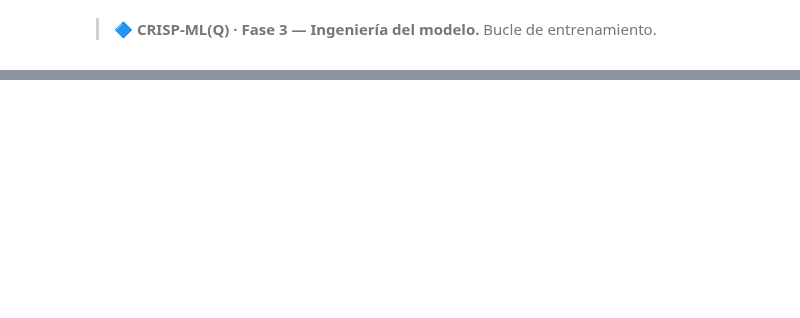
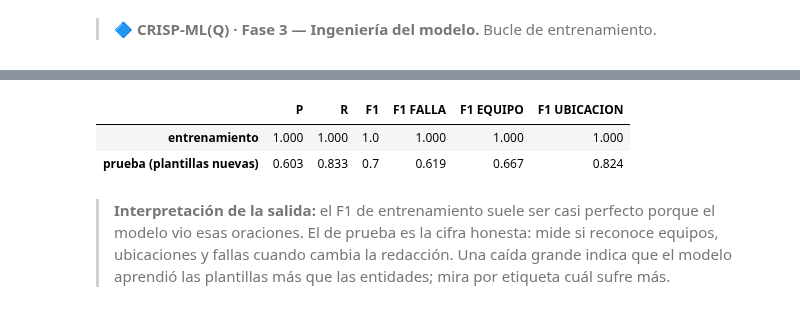
Before and after one commit to EdwinPuertas/courseNLP, a Jupyter notebook: examples/training_ner.ipynb, the cells around one changed output, grey strips where cells are left out. Saved outputs shown, nothing was run; the diff lists cells and outputs as text; code cells hidden in the pictures; blank space fills up the shorter version.

```diff
--- a/examples/training_ner.ipynb
+++ b/examples/training_ner.ipynb
@@ -130,0 +191,8 @@ print(f'Etiquetas BILUO: {tags}')
+# %%
+PLANTILLAS_PRUEBA = {4, 9}   # "El … presenta … y deja sin servicio …" y "Usuario de … reporta … cerca del …"
+train_data = [d for d in data if d['plantilla'] not in PLANTILLAS_PRUEBA]
+test_data = [d for d in data if d['plantilla'] in PLANTILLAS_PRUEBA]
+print(f'Entrenamiento: {len(train_data)}  |  Prueba: {len(test_data)}')
+print('Ejemplos de prueba:')
+for d in test_data[:3]:
+    print('  ', d['text'])
@@ -146,7 +221,0 @@ print(f'Pipeline: {nlp.pipe_names}')
-# %%
-# Formato: lista de {"text": str, "entities": [[inicio, fin, etiqueta], ...]}
-with open(DIR_DATA / 'datasetNER.json', 'r', encoding='utf-8') as f:
-    train_data = json.load(f)
-
-print(f'Ejemplos de entrenamiento: {len(train_data)}')
-print(f'Primer ejemplo: {train_data[0]}')
@@ -157,12 +221,0 @@ Antes de entrenar, revisamos que **cada** entidad del archivo coincida con los l
-# %%
-# Revisa cada entidad: texto anotado y etiquetas BILUO; '-' indica desalineación
-problemas = 0
-for i, entry in enumerate(train_data):
-    doc = nlp.make_doc(entry['text'])
-    tags = offsets_to_biluo_tags(doc, [tuple(e) for e in entry['entities']])
-    for inicio, fin, etiqueta in entry['entities']:
-        print(f'[{i}] {etiqueta:4s} {entry["text"][inicio:fin]!r}')
-    if '-' in tags:
-        problemas += 1
-        print(f'    ⚠️ Desalineada en el ejemplo {i}: {list(zip([t.text for t in doc], tags))}')
-print(f'\nEjemplos con entidades desalineadas: {problemas} de {len(train_data)}')
@@ -192,13 +224,11 @@ Se entrena durante 30 épocas. Los datos se barajan en cada época para reducir
 # %%
 n_epochs = 30
-
 for epoch in range(n_epochs):
     random.shuffle(train_data)
     losses = {}
     for entry in train_data:
         # Ejemplo = documento tokenizado + entidades anotadas
-        doc = nlp.make_doc(entry['text'])
-        example = Example.from_dict(doc, {'entities': entry['entities']})
-        nlp.update([example], sgd=optimizer, losses=losses)
-    if epoch % 5 == 0:
+        example = Example.from_dict(nlp.make_doc(entry['text']), {'entities': entry['entities']})
+        nlp.update([example], sgd=optimizer, drop=0.2, losses=losses)
+    if epoch % 5 == 0 or epoch == n_epochs - 1:
         print(f'Época {epoch:2d}  pérdida NER: {losses["ner"]:.4f}')
@@ -206,0 +253,16 @@ for epoch in range(n_epochs):
+# %%
+def evaluar(datos):
+    ejemplos = [Example.from_dict(nlp.make_doc(d['text']), {'entities': d['entities']}) for d in datos]
+    s = nlp.evaluate(ejemplos)
+    fila = {'P': s['ents_p'], 'R': s['ents_r'], 'F1': s['ents_f']}
+    por_tipo = {f'F1 {k}': v['f'] for k, v in s['ents_per_type'].items()}
+    return {**fila, **por_tipo}
+
+resultados = pd.DataFrame({'entrenamiento': evaluar(train_data), 'prueba (plantillas nuevas)': evaluar(test_data)}).T.round(3)
+resultados
+# %% [output]
+|  | P | R | F1 | F1 FALLA | F1 EQUIPO | F1 UBICACION |
+| entrenamiento | 1.000 | 1.000 | 1.0 | 1.000 | 1.000 | 1.000 |
+| prueba (plantillas nuevas) | 0.603 | 0.833 | 0.7 | 0.619 | 0.667 | 0.824 |
+# %% [markdown]
+> **Interpretación de la salida:** el F1 de entrenamiento suele ser casi perfecto porque el modelo vio esas oraciones. El de prueba es la cifra honesta: mide si reconoce equipos, ubicaciones y fallas cuando cambia la redacción. Una caída grande indica que el modelo aprendió las plantillas más que las entidades; mira por etiqueta cuál sufre más.
```
Also changed, not shown: parts of 44 cells of this notebook, 14 other files.
